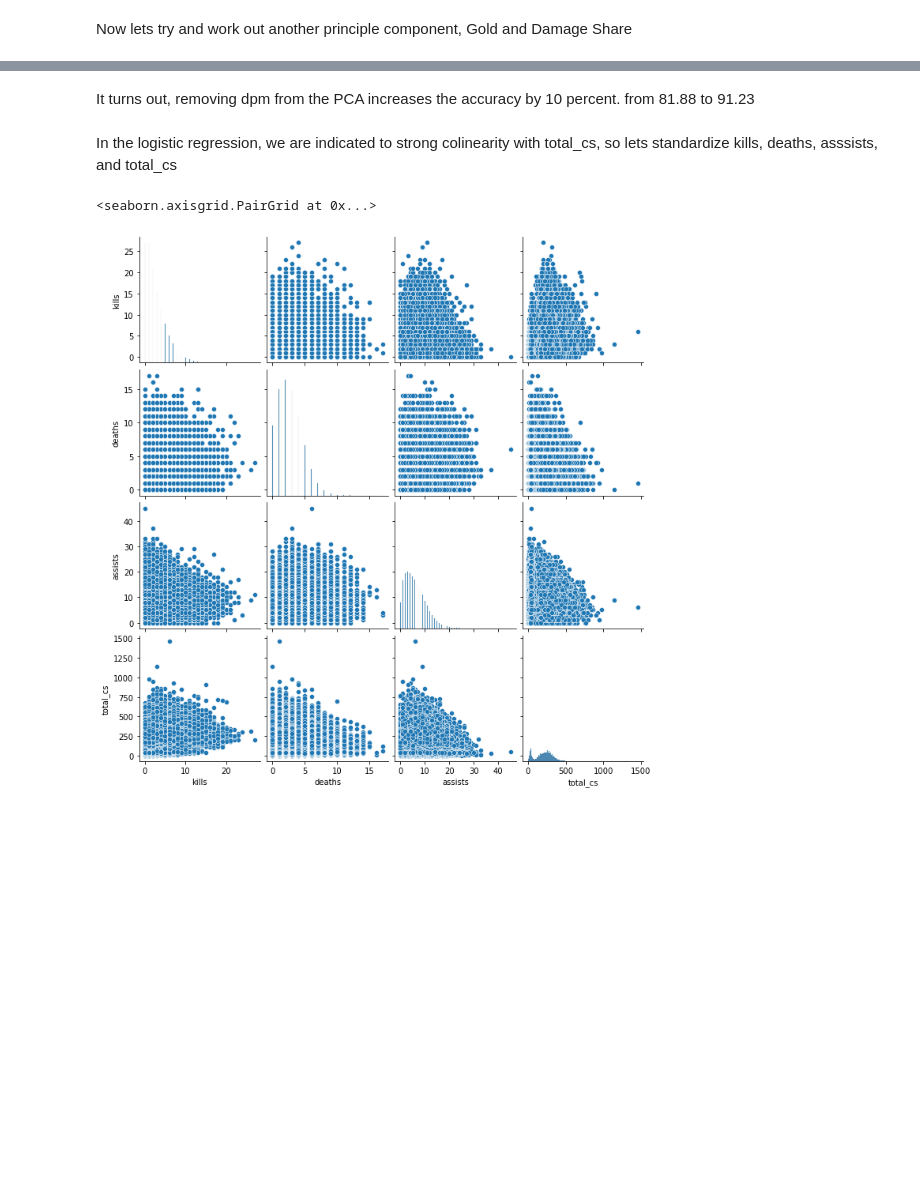
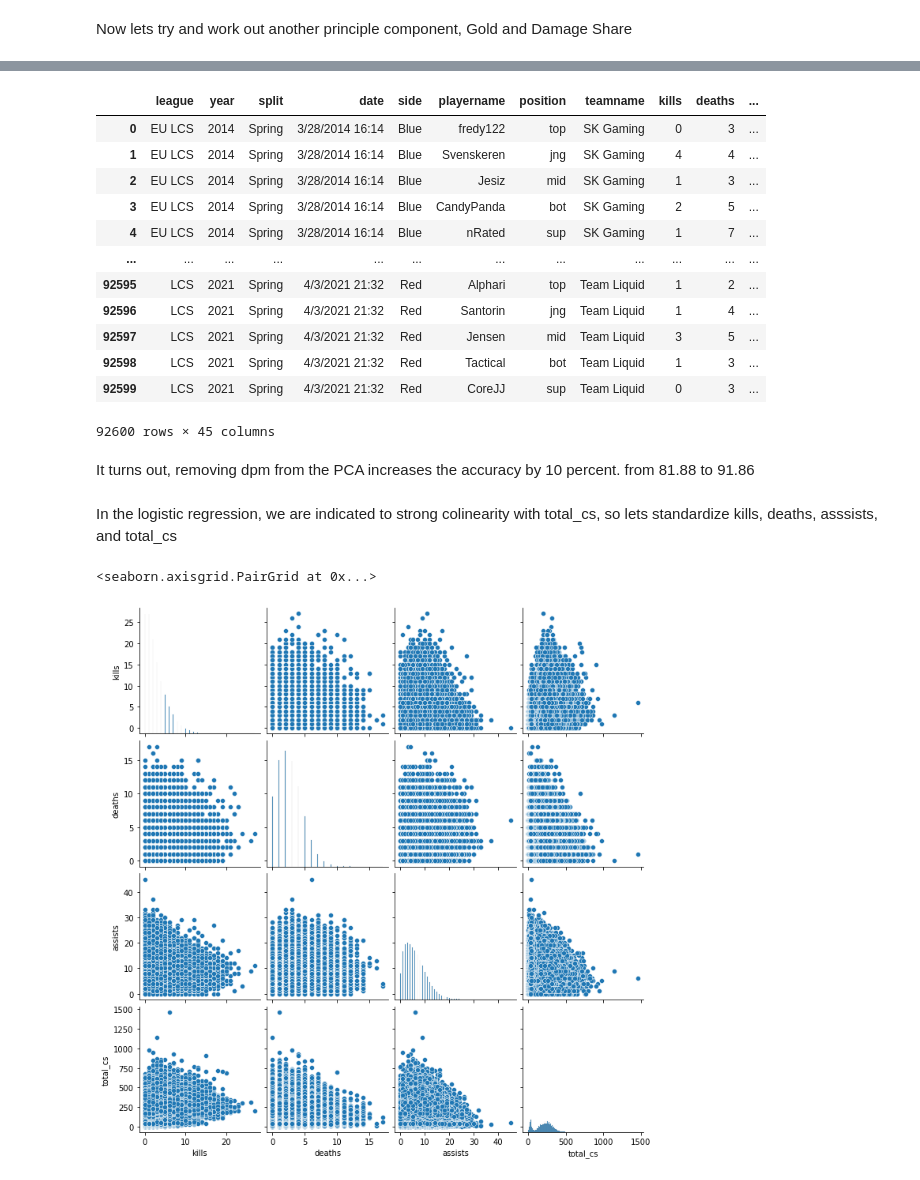
Before and after one commit to Pooksterlive/CapstoneWorkspace, a Jupyter notebook: PCA.ipynb, the cells around one changed output, grey strips where cells are left out. Saved outputs shown, nothing was run; the diff lists cells and outputs as text; code cells hidden in the pictures; blank space fills up the shorter version.

```diff
--- a/PCA.ipynb
+++ b/PCA.ipynb
@@ -98,5 +98,21 @@ array([0.91234976])
+# %%
+playerdf
+# %% [output]
+|  | league | year | split | date | side | playername | position | teamname | kills | deaths | ... |
+| 0 | EU LCS | 2014 | Spring | 3/28/2014 16:14 | Blue | fredy122 | top | SK Gaming | 0 | 3 | ... |
+| 1 | EU LCS | 2014 | Spring | 3/28/2014 16:14 | Blue | Svenskeren | jng | SK Gaming | 4 | 4 | ... |
+| 2 | EU LCS | 2014 | Spring | 3/28/2014 16:14 | Blue | Jesiz | mid | SK Gaming | 1 | 3 | ... |
+| 3 | EU LCS | 2014 | Spring | 3/28/2014 16:14 | Blue | CandyPanda | bot | SK Gaming | 2 | 5 | ... |
+| 4 | EU LCS | 2014 | Spring | 3/28/2014 16:14 | Blue | nRated | sup | SK Gaming | 1 | 7 | ... |
+| ... | ... | ... | ... | ... | ... | ... | ... | ... | ... | ... | ... |
+| 92595 | LCS | 2021 | Spring | 4/3/2021 21:32 | Red | Alphari | top | Team Liquid | 1 | 2 | ... |
+| 92596 | LCS | 2021 | Spring | 4/3/2021 21:32 | Red | Santorin | jng | Team Liquid | 1 | 4 | ... |
+| 92597 | LCS | 2021 | Spring | 4/3/2021 21:32 | Red | Jensen | mid | Team Liquid | 3 | 5 | ... |
+| 92598 | LCS | 2021 | Spring | 4/3/2021 21:32 | Red | Tactical | bot | Team Liquid | 1 | 3 | ... |
+| 92599 | LCS | 2021 | Spring | 4/3/2021 21:32 | Red | CoreJJ | sup | Team Liquid | 0 | 3 | ... |
+92600 rows × 45 columns
 # %% [markdown]
-It turns out, removing dpm from the PCA increases the accuracy by 10 percent. from 81.88 to 91.23
+It turns out, removing dpm from the PCA increases the accuracy by 10 percent. from 81.88 to 91.86
 # %%
 #Im making a csv to test the Logit Model with the new PC's
 playerdf.to_csv("PCATest1.csv", index=False)
```
Also changed, not shown: parts of 10 cells of this notebook, 1 other file.
